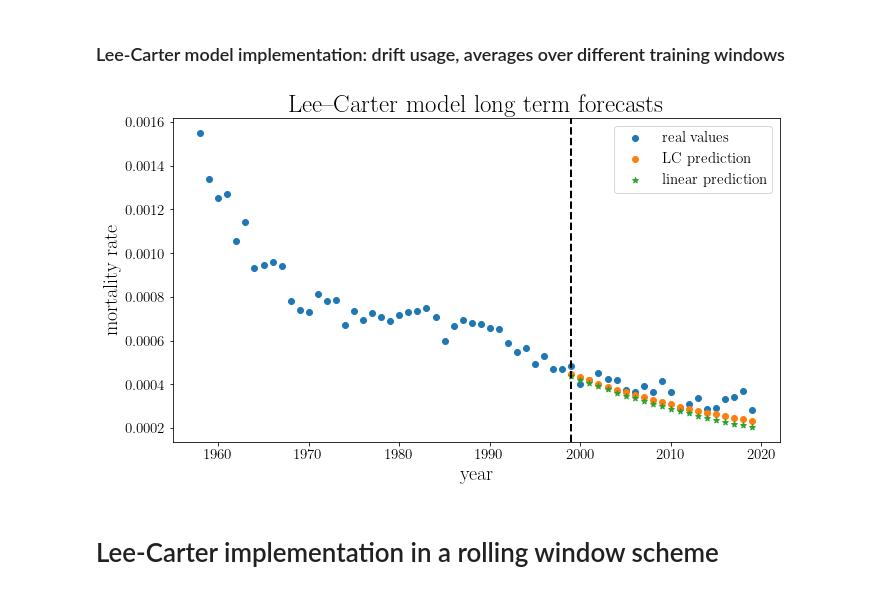
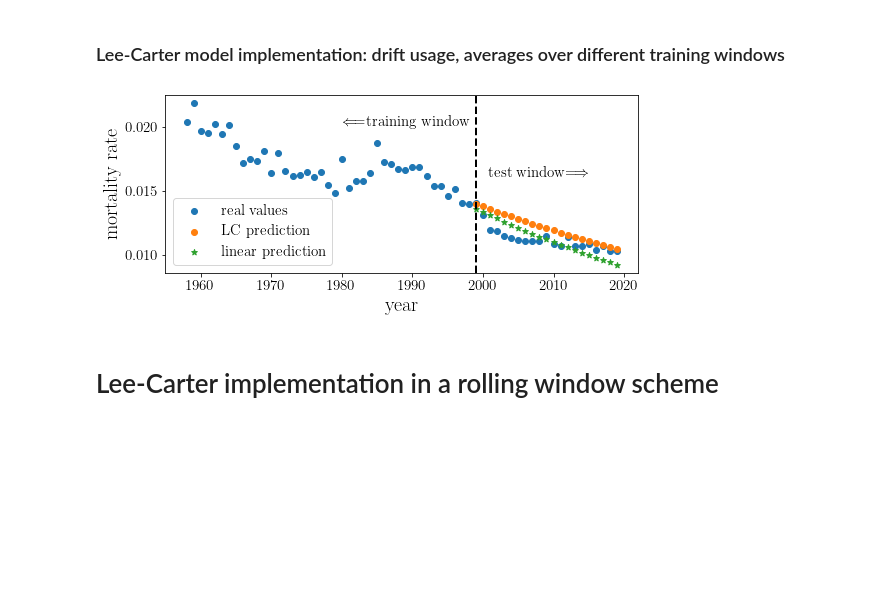
Before and after one commit to rogulforce/life_insurance_projekt, a Jupyter notebook: main_split_clean.ipynb, the cells around one changed output. Saved outputs shown, nothing was run; the diff lists cells and outputs as text; code cells hidden in the pictures; blank space fills up the shorter version.

```diff
--- a/main_split_clean.ipynb
+++ b/main_split_clean.ipynb
@@ -29,7 +29,7 @@ SMALL_SIZE = 15
 MEDIUM_SIZE = 20
 BIGGER_SIZE = 25
 
-plt.rc('font', size=MEDIUM_SIZE)         # controls default text sizes
+plt.rc('font', size=SMALL_SIZE)         # controls default text sizes
 plt.rc('axes', titlesize=BIGGER_SIZE)    # fontsize of the axes title
 plt.rc('axes', labelsize=MEDIUM_SIZE)    # fontsize of the x and y labels
 plt.rc('xtick', labelsize=SMALL_SIZE)    # fontsize of the tick labels
@@ -64,7 +64,7 @@ mortality
 | 6871 | 2019 | 100 | -1.153616 | -1.143442 | -1.151820 |
 6262 rows × 5 columns
 # %%
-age = 30
+age = 65
 column = 'Female_l'
 # %% [markdown]
 # Linear model
@@ -215,11 +215,11 @@ plt.savefig(f'Figures/Mortality_rate_21_years_ahead_ARIMA_forecast_{column}_{age
 # %% [markdown]
 ### Lee-Carter model implementation: ARIMA usage, averages over different training windows
 # %%
-W_lengths = [21, 30, 41] # we cannot technically take less than 21
-Vals = np.ones((len(W_lengths), 21))
-for i, w_len in enumerate(W_lengths):
-    Vals[i, :] = predict(mortality, column, age, training_start = 41 - w_len)
-vals = np.mean(Vals, 0)
-real_vals = mortality[mortality['Age']==age][['Year','Age',column]]
-real_vals[column] = real_vals[column].apply(lambda x: np.exp(x))
+# W_lengths = [21, 30, 41] # we cannot technically take less than 21
+# Vals = np.ones((len(W_lengths), 21))
+# for i, w_len in enumerate(W_lengths):
+#     Vals[i, :] = predict(mortality, column, age, training_start = 41 - w_len)
+# vals = np.mean(Vals, 0)
+# real_vals = mortality[mortality['Age']==age][['Year','Age',column]]
+# real_vals[column] = real_vals[column].apply(lambda x: np.exp(x))
 # %%
@@ -243,7 +241,7 @@ plt.savefig(f'Figures/Mortality_rate_21_years_ahead_ARIMA_forecast_averaged_{col
 # %% [markdown]
 ### Lee-Carter model implementation: drift usage, averages over different training windows
 # %%
-W_lengths = [2, 3, 4, 5, 6, 7, 8, 9, 10]
+W_lengths = [41, 10]
 Vals = np.ones((len(W_lengths), 21))
 for i, w_len in enumerate(W_lengths):
     Vals[i, :] = predict_no_arima(mortality, column, age, training_start = 41 - w_len)
@@ -251,23 +249,23 @@ vals = np.mean(Vals, 0)
 real_vals = mortality[mortality['Age']==age][['Year','Age',column]]
 real_vals[column] = real_vals[column].apply(lambda x: np.exp(x))
 # %%
-fig, ax = plt.subplots(figsize = (Image_width, 0.6 * Image_width))
+fig, ax = plt.subplots(figsize = (0.8 * Image_width, 0.35 * Image_width))
 ax.scatter(real_vals['Year'], real_vals[column], label='real values')
 ax.scatter(np.arange(1999,2020,1), vals, label='LC prediction')
 ax.set_xlabel('year')
 ax.set_ylabel('mortality rate')
-ax.set_title("Lee--Carter model long term forecasts")
+# ax.set_title("Lee--Carter model long term forecasts")
 ax.axvline(x = 1999, color = 'black', linestyle = '--', linewidth = 2)
-if age == 65 and column == 'Female_1':
+if age == 65 and column == 'Female_l':
     ax.text(1980, 0.02, '$\Longleftarrow$training window', horizontalalignment='left')
     ax.text(2015, 0.016, 'test window$\Longrightarrow$', horizontalalignment='right')
 ax.scatter(np.arange(1999,2020,1), estimated_data_without_rw[age, :], marker = '*', label='linear prediction')
 ax.legend()
 fig.tight_layout()
 
-plt.savefig(f'Figures/Mortality_rate_21_years_ahead_drift_forecast_averaged_{column}_{age}.svg', bbox_inches = 'tight', dpi = 500)
+plt.savefig(f'Figures/Mortality_rate_21_years_ahead_drift_forecast_averaged_{column}_{age}.jpg', bbox_inches = 'tight', dpi = 700)
 # %% [output]
-[figure, old version]
+[figure, new version]
 # %% [markdown]
 # Lee-Carter implementation in a rolling window scheme
 # %%
```
Also changed, not shown: parts of 6 cells of this notebook, 16 other files.
